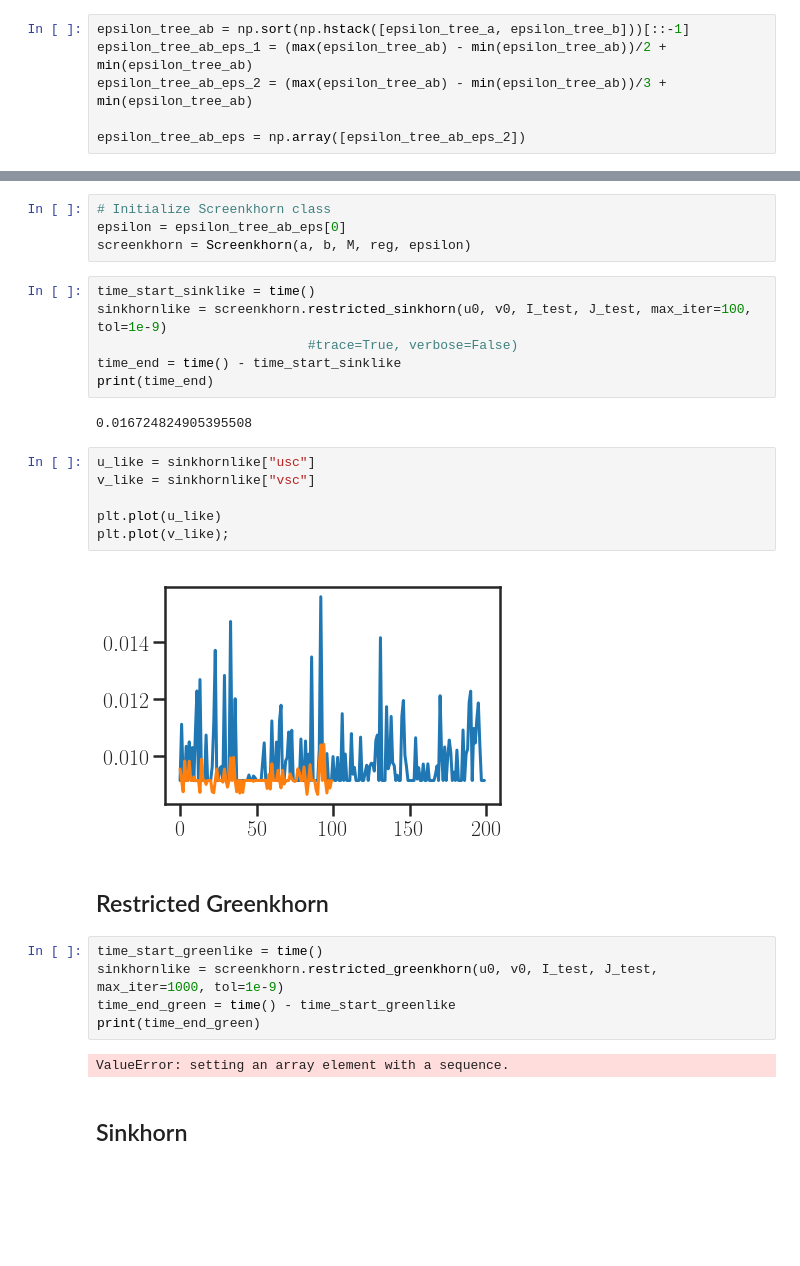
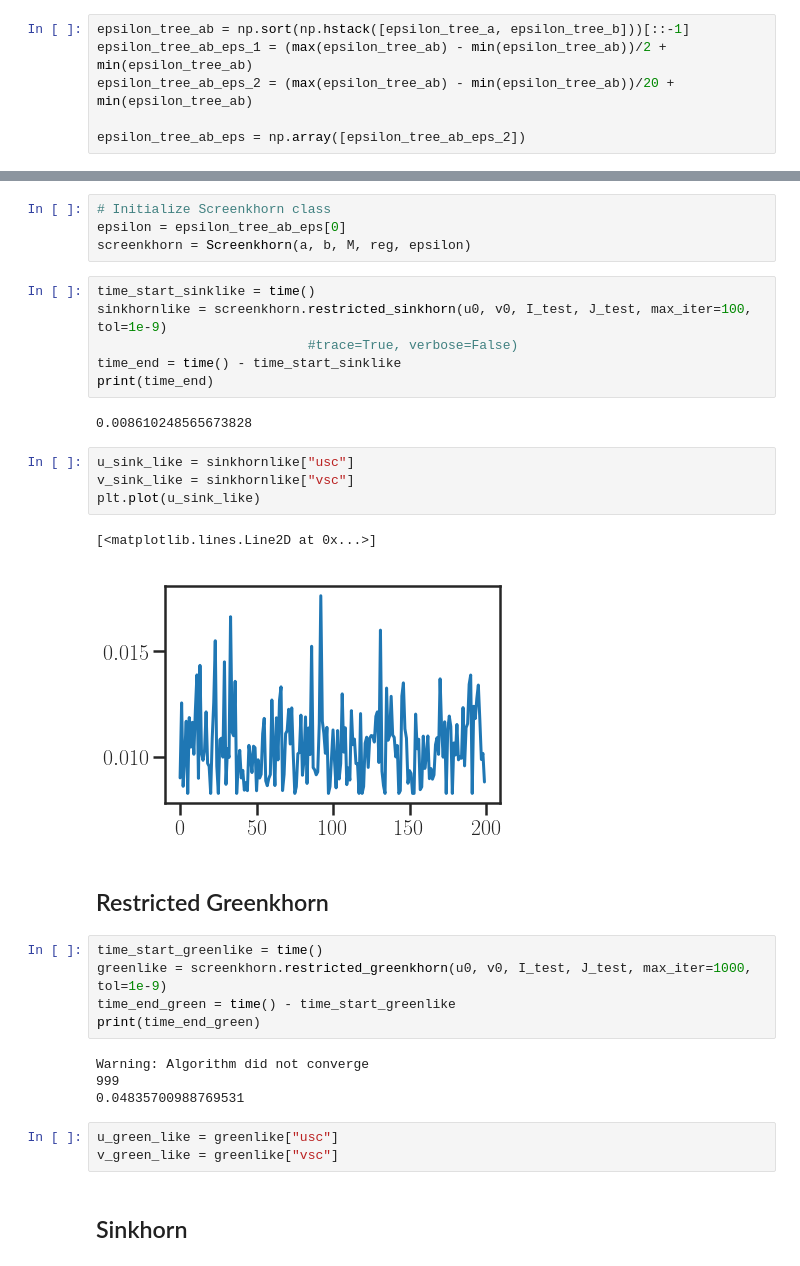
Before and after one commit to mzalaya/screenkhorn, a Jupyter notebook: notebooks/Restricted Sinkhron and Greenkhorn.ipynb, the cells around one changed output, grey strips where cells are left out. Cells and saved outputs as stored; diff of their text form; blank space fills up the shorter version.

Commit message:
Added restricted Sinkhorn and Greenkhorn

```diff
--- a/notebooks/Restricted Sinkhron and Greenkhorn.ipynb
+++ b/notebooks/Restricted Sinkhron and Greenkhorn.ipynb
@@ -98,7 +98,7 @@ plt.legend();
 # %%
 epsilon_tree_ab = np.sort(np.hstack([epsilon_tree_a, epsilon_tree_b]))[::-1]
 epsilon_tree_ab_eps_1 = (max(epsilon_tree_ab) - min(epsilon_tree_ab))/2 + min(epsilon_tree_ab)
-epsilon_tree_ab_eps_2 = (max(epsilon_tree_ab) - min(epsilon_tree_ab))/3 + min(epsilon_tree_ab)
+epsilon_tree_ab_eps_2 = (max(epsilon_tree_ab) - min(epsilon_tree_ab))/20 + min(epsilon_tree_ab)
 
 epsilon_tree_ab_eps = np.array([epsilon_tree_ab_eps_2])
 # %%
@@ -140,24 +140,28 @@ sinkhornlike = screenkhorn.restricted_sinkhorn(u0, v0, I_test, J_test, max_iter=
 time_end = time() - time_start_sinklike
 print(time_end)
 # %% [output]
-0.016724824905395508
+0.008610248565673828
 # %%
-u_like = sinkhornlike["usc"]
-v_like = sinkhornlike["vsc"]
-
-plt.plot(u_like)
-plt.plot(v_like);
+u_sink_like = sinkhornlike["usc"]
+v_sink_like = sinkhornlike["vsc"]
+plt.plot(u_sink_like)
 # %% [output]
+[<matplotlib.lines.Line2D at 0x...>]
-[figure, old version]
+[figure, new version]
 # %% [markdown]
 ## Restricted Greenkhorn
 # %%
 time_start_greenlike = time()
-sinkhornlike = screenkhorn.restricted_greenkhorn(u0, v0, I_test, J_test, max_iter=1000, tol=1e-9)
+greenlike = screenkhorn.restricted_greenkhorn(u0, v0, I_test, J_test, max_iter=1000, tol=1e-9)
 time_end_green = time() - time_start_greenlike
 print(time_end_green)
 # %% [output]
-ValueError: setting an array element with a sequence.
+Warning: Algorithm did not converge
+999
+0.04835700988769531
+# %%
+u_green_like = greenlike["usc"]
+v_green_like = greenlike["vsc"]
 # %% [markdown]
 ## Sinkhorn
 # %%
```
Also changed, not shown: parts of 10 cells of this notebook, 1 other file.
